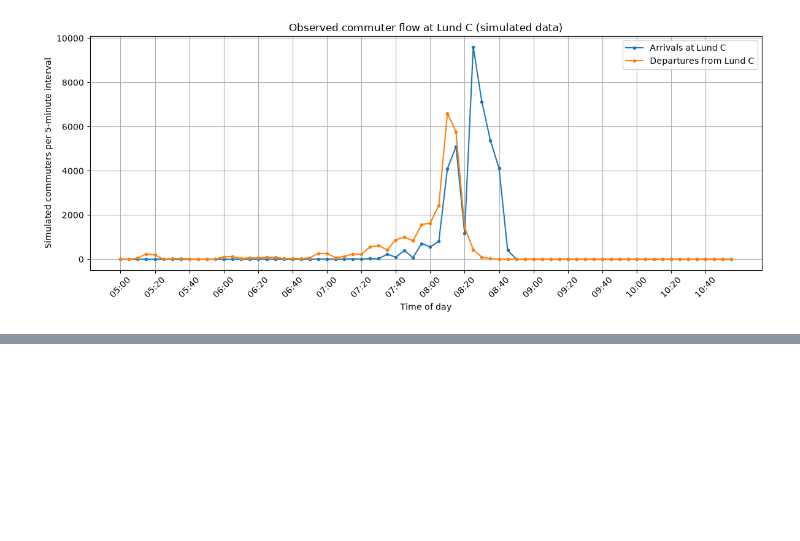
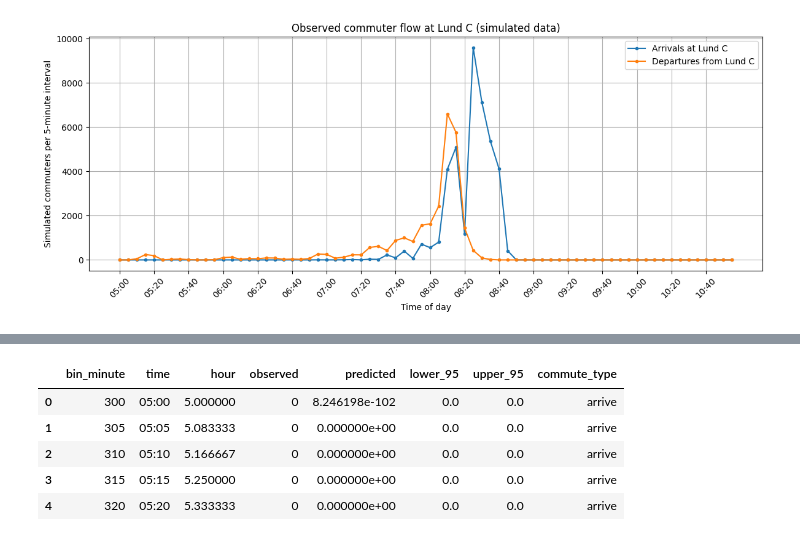
Before and after one commit to benbezz02/rush-hour-analysis, a Jupyter notebook: CommuterModelling.ipynb, the cells around one changed output, grey strips where cells are left out. Saved outputs shown, nothing was run; the diff lists cells and outputs as text; code cells hidden in the pictures; blank space fills up the shorter version.

```diff
--- a/CommuterModelling.ipynb
+++ b/CommuterModelling.ipynb
@@ -235,3 +311,59 @@ Leave model converged: False
+# %%
+models_custom = {}
+predictions_custom = []
+
+for direction in ["arrive", "leave"]:
+
+    d = counts[counts["commute_type"] == direction].copy()
+    y = d["count"].to_numpy()
+
+    # Keep the optimal hyperparameters selected by cross-validation
+    if direction == "arrive":
+        df, degree = opt_df_arive, opt_degree_arive
+    else:
+        df, degree = opt_df_leave, opt_degree_leave
+
+    # Refit the model using ALL observations
+    beta_hat = build_model(d, y, df, degree)
+
+    # Construct the spline design matrix on the full dataset
+    spline_formula = f"bs(hour, df={str(df)}, degree={str(degree)}, include_intercept=True)- 1"
+    X = np.asarray(dmatrix(spline_formula, data=d))
+
+    # Predicted expected counts per 5-minute interval
+    eta_hat = X @ beta_hat
+    pred_mean = np.exp(eta_hat)
+
+    # 95% Poisson prediction intervals for counts
+    lower, upper = poisson.interval(0.95, mu=pred_mean)
+
+    models_custom[direction] = {
+        "beta": beta_hat,
+        "df": df,
+        "degree": degree,
+    }
+
+    pred = d[["bin_minute", "time", "hour"]].copy()
+    pred["observed"] = y
+    pred["predicted"] = pred_mean
+    pred["lower_95"] = lower
+    pred["upper_95"] = upper
+    pred["commute_type"] = direction
+
+    predictions_custom.append(pred)
+
+predictions_custom = pd.concat(
+    predictions_custom, ignore_index=True
+)
+
+display(predictions_custom.head())
+# %% [output]
+|  | bin_minute | time | hour | observed | predicted | lower_95 | upper_95 | commute_type |
+| 0 | 300 | 05:00 | 5.000000 | 0 | 8.246198e-102 | 0.0 | 0.0 | arrive |
+| 1 | 305 | 05:05 | 5.083333 | 0 | 0.000000e+00 | 0.0 | 0.0 | arrive |
+| 2 | 310 | 05:10 | 5.166667 | 0 | 0.000000e+00 | 0.0 | 0.0 | arrive |
+| 3 | 315 | 05:15 | 5.250000 | 0 | 0.000000e+00 | 0.0 | 0.0 | arrive |
+| 4 | 320 | 05:20 | 5.333333 | 0 | 0.000000e+00 | 0.0 | 0.0 | arrive |
 # %%
 fig, ax = plt.subplots(figsize=(12, 5))
 
```
Also changed, not shown: parts of 16 cells of this notebook, 2 other files.
